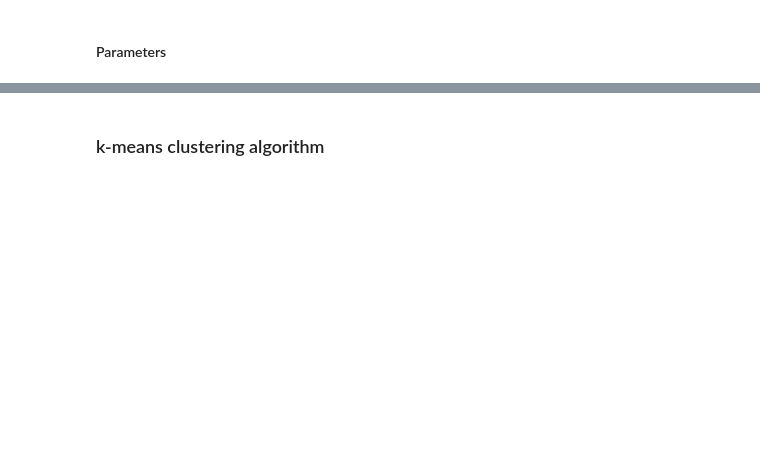
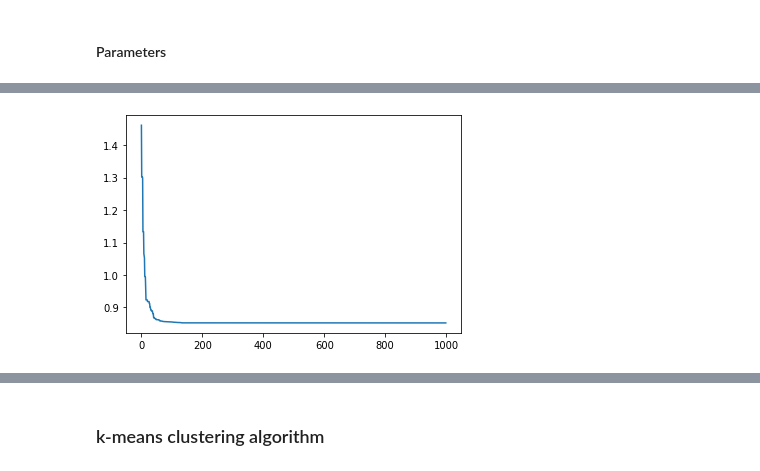
Before and after one commit to rusane/natural-computing, a Jupyter notebook: Swarm Intelligence/Exercise 3.ipynb, the cells around one changed output, grey strips where cells are left out. Saved outputs shown, nothing was run; the diff lists cells and outputs as text; code cells hidden in the pictures; blank space fills up the shorter version.

```diff
--- a/Swarm Intelligence/Exercise 3.ipynb
+++ b/Swarm Intelligence/Exercise 3.ipynb
@@ -202,0 +268,6 @@ PSO(X[:10], 3, n_particles, omega, c1, c2, 1, quantization_error)
+# %%
+QE = [error for _, error in swarm_iris.history]
+plt.plot(QE)
+plt.show()
+# %% [output]
+[figure, added]
```
Also changed, not shown: parts of 17 cells of this notebook.
